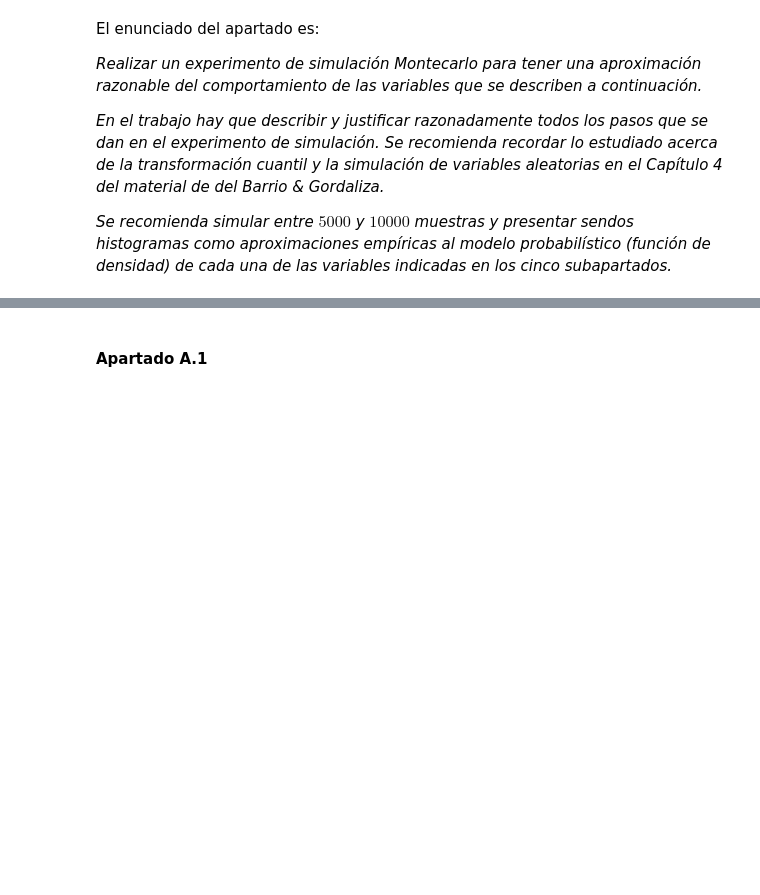
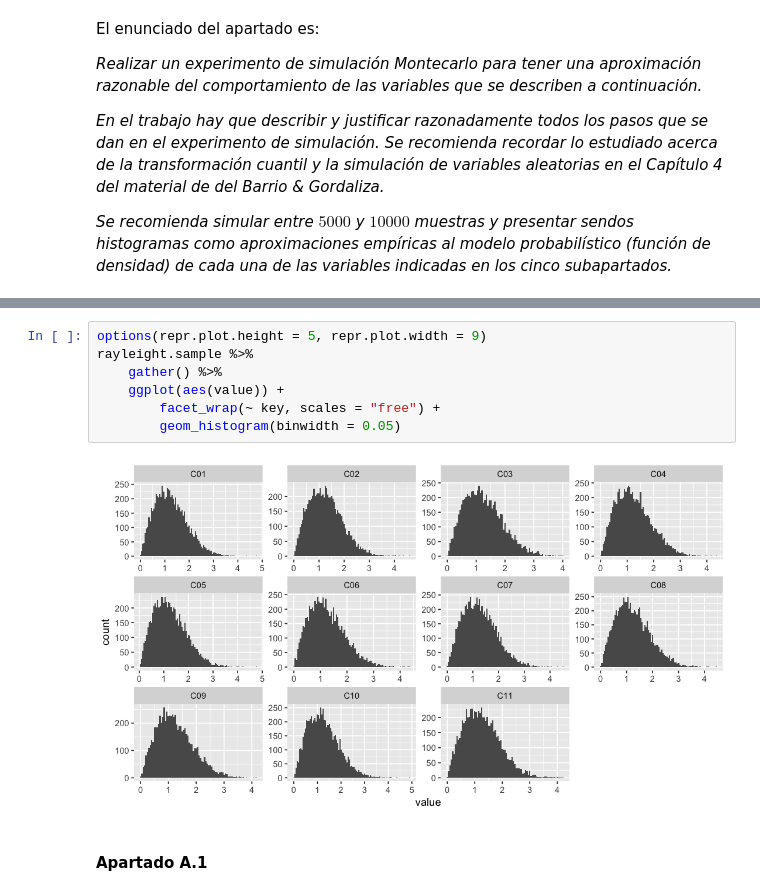
Before and after one commit to garciparedes/monte-carlo-simulation-rayleigh-distribution, a Jupyter notebook: monte-carlo-simulation-of-rayleigh-distribution.ipynb, the cells around one changed output, grey strips where cells are left out. Saved outputs shown, nothing was run; the diff lists cells and outputs as text; blank space fills up the shorter version.

```diff
--- a/monte-carlo-simulation-of-rayleigh-distribution.ipynb
+++ b/monte-carlo-simulation-of-rayleigh-distribution.ipynb
@@ -86,3 +128,12 @@ Se recomienda recordar lo estudiado acerca de la transformación cuantil y la si
+# %%
+options(repr.plot.height = 5, repr.plot.width = 9)
+rayleight.sample %>%
+    gather() %>%
+    ggplot(aes(value)) +
+        facet_wrap(~ key, scales = "free") +
+        geom_histogram(binwidth = 0.05)
+# %% [output]
+[figure, added]
 # %% [markdown]
 #### Apartado A.1
 # %% [markdown]
```
Also changed, not shown: parts of 10 cells of this notebook.
